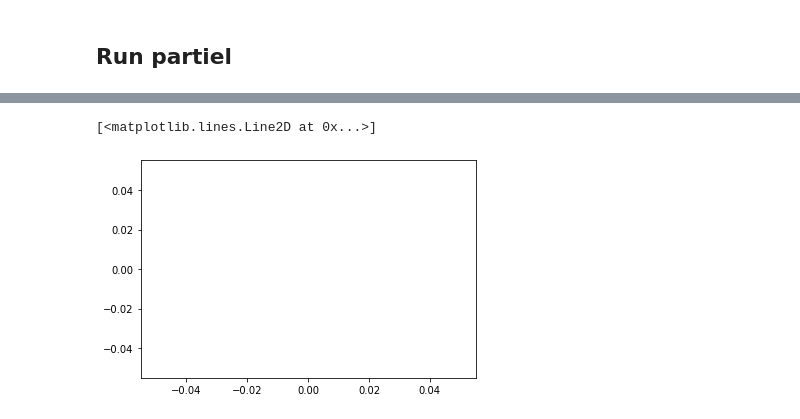
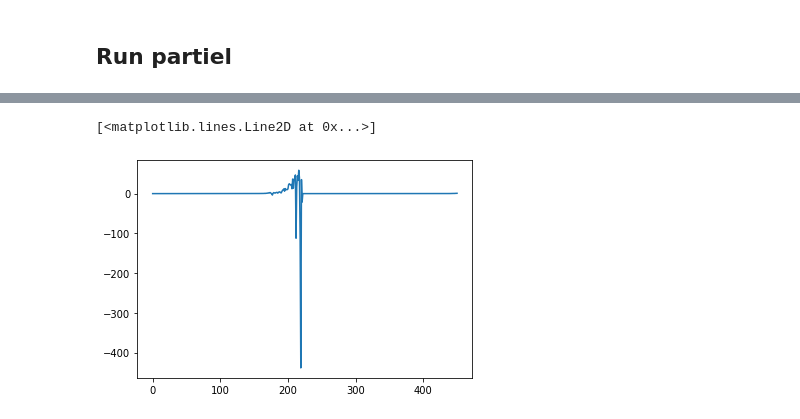
Before and after one commit to SARRA-cropmodels/SARRA-Py, a Jupyter notebook: notebooks/SARRA-Py.ipynb, the cells around one changed output, grey strips where cells are left out. Drawn from its saved outputs; the diff is of its cells as text; code cells hidden in the pictures.

```diff
--- a/notebooks/SARRA-Py.ipynb
+++ b/notebooks/SARRA-Py.ipynb
@@ -521,7 +523,7 @@ def MortaliteSarraV3(j, data, paramITK):
         data["ruRac"][:,:,j],
     )
 
-    data["nbjStress"][:,:,j] = np.where(
+    data["nbjStress"][:,:,j:] = np.where(
         (data["numPhase"][:,:,j] == 2) & (data["nbjStress"][:,:,j] == paramITK["seuilCstrMortality"]),
         0,
         data["nbjStress"][:,:,j],
@@ -949,6 +976,7 @@ def EvolRurCstr(j, data, paramITK):
     #on met à jour la vitesse de croissance racinaire
     # en date de changement de stade, pour le stade = 1, et si la réserve utile racinaire est supérieure
     # à la réserve utile de surface, on met à jour vRac pour que la nouvelle valeur soit contrainte par cstr
+        # on cast sur j
     data["dayVrac"][:,:,j:] = np.where(
         (data["numPhase"][:,:,j]>0) & np.invert((data["changePhase"][:,:,j]==True) & (data["numPhase"][:,:,j]==1)) & (data["ruRac"][:,:,j]>data["ruSurf"][:,:,j]),
         (data["vRac"][:,:,j] * np.minimum(data["cstr"][:,:,j] + 0.3, 1.0)) / 1000 * data["ru"][:,:,j],
@@ -956,8 +984,10 @@ def EvolRurCstr(j, data, paramITK):
     )
 
 
+    # on cast sur j
+    data["deltaRur"][:,:,j] = np.where(
+        (data["numPhase"][:,:,j]>0) & ((data["changePhase"][:,:,j]==False) | (data["numPhase"][:,:,j]!=1)) & (data["ruRac"][:,:,j]>data["ruSurf"][:,:,j]),
 
-    data["deltaRur"][:,:,j] = np.where((data["numPhase"][:,:,j]>0) & np.invert((data["changePhase"][:,:,j]==True) & (data["numPhase"][:,:,j]==1)) & (data["ruRac"][:,:,j]>data["ruSurf"][:,:,j]),
         np.where(
             (data["hum"][:,:,j]-data["ruRac"][:,:,j])<data["dayVrac"][:,:,j],
             data["hum"][:,:,j] - data["ruRac"][:,:,j],
@@ -971,7 +1001,8 @@ def EvolRurCstr(j, data, paramITK):
     # alors la réserve utile est basée sur la profondeur d'enracinement initiale (initialisation)
     # sinon, la réserve utile racinaire est incrémentée du deltaRur
     # on fait trainer sur les j
-    data["ruRac"][:,:,j] = np.where(
+        # on cast sur j
+    data["ruRac"][:,:,j:] = np.where(
         (data["changePhase"][:,:,j]==True) & (data["numPhase"][:,:,j]==1),
         paramITK["profRacIni"]/1000*data["ru"][:,:,j],
         data["ruRac"][:,:,j] + data["deltaRur"][:,:,j],
@@ -1084,24 +1127,26 @@ def Evaporation(j, data, paramITK):
 # %%
 def Transpiration(j, data, paramVariete):
 
+        # on cast tout sur j
+
     #transpiration
     # EvalFTSW
-    data["ftsw"][:,:,j] = np.where(data["ruRac"][:,:,j] > 0,
+    data["ftsw"][:,:,j:] = np.where(data["ruRac"][:,:,j] > 0,
                                     data["stockRac"][:,:,j] / data["ruRac"][:,:,j],
                                     0,
                                     )
 
     # EvolKcpKcIni
-    data["kcp"][:,:,j] = np.maximum(0.3, paramVariete["kcMax"] * (1 - data["ltr"][:,:,j]))
+    data["kcp"][:,:,j:] = np.maximum(0.3, paramVariete["kcMax"] * (1 - data["ltr"][:,:,j]))
 
     #demandePlante
     data["trPot"][:,:,j:] = data["kcp"][:,:,j] * data["etp"][:,:,j]
 
-    data["pFact"][:,:,j] = paramVariete["PFactor"] + 0.04 * (5 - np.maximum(data["kcp"][:,:,j], 1) * data["etp"][:,:,j])
-    data["pFact"][:,:,j] = np.minimum(np.maximum(0.1, data["pFact"][:,:,j]), 0.8)
+    data["pFact"][:,:,j:] = paramVariete["PFactor"] + 0.04 * (5 - np.maximum(data["kcp"][:,:,j], 1) * data["etp"][:,:,j])
+    data["pFact"][:,:,j:] = np.minimum(np.maximum(0.1, data["pFact"][:,:,j]), 0.8)
 
-    data["cstr"][:,:,j] = np.minimum((data["ftsw"][:,:,j] / (1 - data["pFact"][:,:,j])), 1)
-    data["cstr"][:,:,j] = np.maximum(0, data["cstr"][:,:,j])
+    data["cstr"][:,:,j:] = np.minimum((data["ftsw"][:,:,j] / (1 - data["pFact"][:,:,j])), 1)
+    data["cstr"][:,:,j:] = np.maximum(0, data["cstr"][:,:,j])
 
 
     # evalTranspi
@@ -1110,36 +1155,37 @@ def Transpiration(j, data, paramVariete):
     return data
 # %%
 def ConsoResSep(j, data):
+        # on cast tout sur j
 
     # consoResSep
-    data["stockSurface"][:,:,j] = np.maximum(data["stockSurface"][:,:,j] - data["evap"][:,:,j], 10)
+    data["stockSurface"][:,:,j:] = np.maximum(data["stockSurface"][:,:,j] - data["evap"][:,:,j], 10)
 
-    data["consoRur"][:,:,j] = np.where(data["evap"][:,:,j] > data["trSurf"][:,:,j],
+    data["consoRur"][:,:,j:] = np.where(data["evap"][:,:,j] > data["trSurf"][:,:,j],
                                         data["trSurf"][:,:,j],
                                         data["evap"][:,:,j],
                                         )
 
-    data["stockTotal"][:,:,j] = np.maximum(0, data["stockTotal"][:,:,j] - data["consoRur"][:,:,j])
+    data["stockTotal"][:,:,j:] = np.maximum(0, data["stockTotal"][:,:,j] - data["consoRur"][:,:,j])
 
-    data["consoRur"][:,:,j] = np.where(data["ruRac"][:,:,j] < data["ruSurf"][:,:,j],
+    data["consoRur"][:,:,j:] = np.where(data["ruRac"][:,:,j] < data["ruSurf"][:,:,j],
                                         data["evap"][:,:,j] * data["stockRac"][:,:,j] / data["ruSurf"][:,:,j],
                                         data["consoRur"][:,:,j],
                                         )
 
-    data["stockRac"][:,:,j] = np.maximum(0, data["stockRac"][:,:,j] - data["consoRur"][:,:,j])
+    data["stockRac"][:,:,j:] = np.maximum(0, data["stockRac"][:,:,j] - data["consoRur"][:,:,j])
 
-    data["tr"][:,:,j] = np.where(data["tr"][:,:,j] > data["stockRac"][:,:,j],
+    data["tr"][:,:,j:] = np.where(data["tr"][:,:,j] > data["stockRac"][:,:,j],
                                     np.maximum(data["stockRac"][:,:,j] - data["tr"][:,:,j], 0),
                                     data["tr"][:,:,j],
                                     )
 
-    data["stockSurface"][:,:,j] = np.where(data["stockRac"][:,:,j]>0,
+    data["stockSurface"][:,:,j:] = np.where(data["stockRac"][:,:,j]>0,
                                             np.maximum(data["stockSurface"][:,:,j] - (data["tr"][:,:,j] * np.minimum(data["trSurf"][:,:,j]/data["stockRac"][:,:,j], 1)), 0),
                                             data["stockSurface"][:,:,j],
                                             )
 
-    data["stockRac"][:,:,j] = np.maximum(0, data["stockRac"][:,:,j] - data["tr"][:,:,j])
-    data["stockTotal"][:,:,j] = np.maximum(0, data["stockTotal"][:,:,j] - data["tr"][:,:,j])
+    data["stockRac"][:,:,j:] = np.maximum(0, data["stockRac"][:,:,j] - data["tr"][:,:,j])
+    data["stockTotal"][:,:,j:] = np.maximum(0, data["stockTotal"][:,:,j] - data["tr"][:,:,j])
 
     return data
 # %%
@@ -1185,10 +1232,10 @@ for variable in list(data) :
 [figure]
 ... (72 outputs left out)
 # %%
-plt.plot(np.nanmean(data["assimPot"] * data["tr"] / data["trPot"], axis=(0,1)))
+plt.plot(np.nanmean(data["assim"] - data["dRespMaint"], axis=(0,1)))
 # %% [output]
 [<matplotlib.lines.Line2D at 0x...>]
-[figure, old version]
+[figure, new version]
 # %%
 def bilanHydro(data, paramITK, paramTypeSol, paramVariete):
     data = EvalIrrigPhase(data, paramITK)
```
Also changed, not shown: parts of 20 cells of this notebook.
